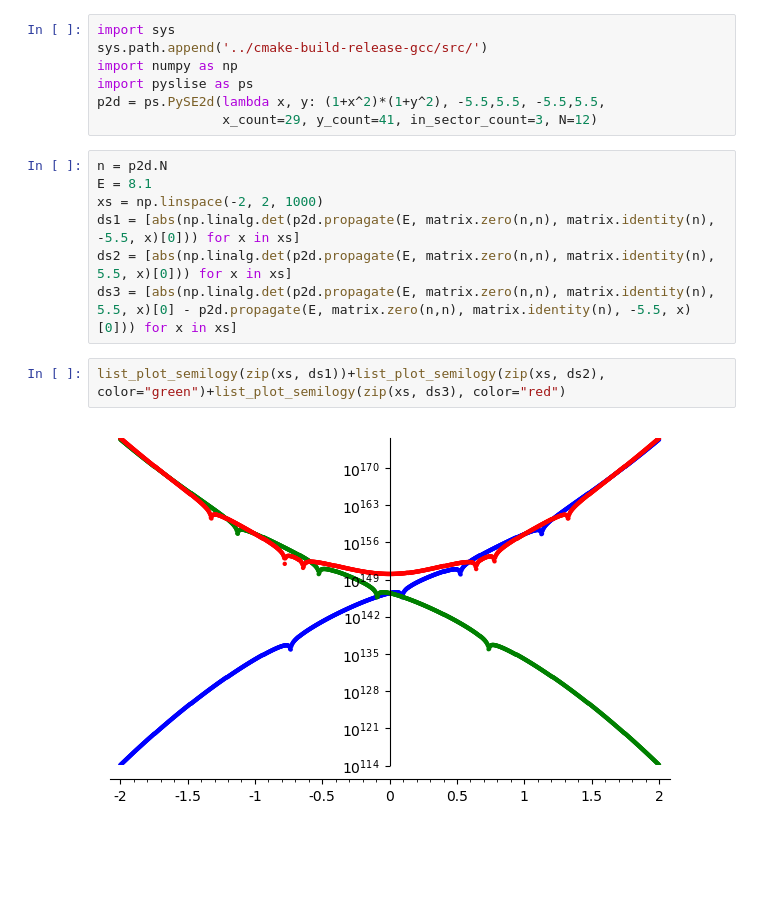
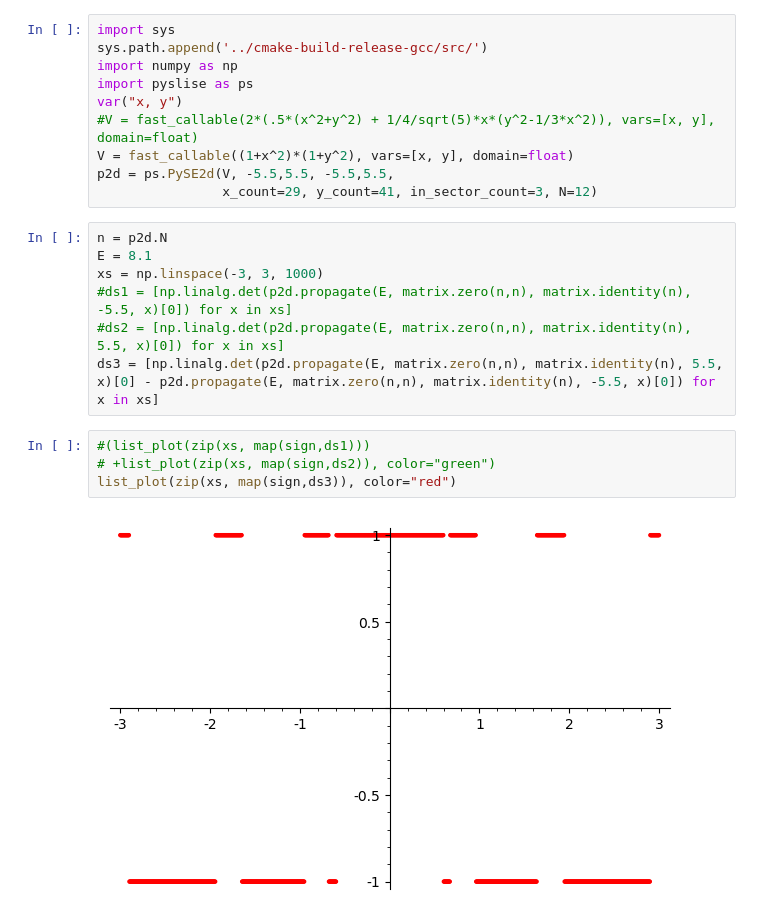
Before and after one commit to twist-numerical/matslise, a Jupyter notebook: notebooks/se2d_prufer.ipynb, the cells around one changed output. Drawn from its saved outputs; the diff is of its cells as text; blank space fills up the shorter version.

```diff
--- a/notebooks/se2d_prufer.ipynb
+++ b/notebooks/se2d_prufer.ipynb
@@ -3,17 +3,22 @@ import sys
 sys.path.append('../cmake-build-release-gcc/src/')
 import numpy as np
 import pyslise as ps
-p2d = ps.PySE2d(lambda x, y: (1+x^2)*(1+y^2), -5.5,5.5, -5.5,5.5,
+var("x, y")
+#V = fast_callable(2*(.5*(x^2+y^2) + 1/4/sqrt(5)*x*(y^2-1/3*x^2)), vars=[x, y], domain=float)
+V = fast_callable((1+x^2)*(1+y^2), vars=[x, y], domain=float)
+p2d = ps.PySE2d(V, -5.5,5.5, -5.5,5.5,
                 x_count=29, y_count=41, in_sector_count=3, N=12)
 # %%
 n = p2d.N
 E = 8.1
-xs = np.linspace(-2, 2, 1000)
-ds1 = [abs(np.linalg.det(p2d.propagate(E, matrix.zero(n,n), matrix.identity(n), -5.5, x)[0])) for x in xs]
-ds2 = [abs(np.linalg.det(p2d.propagate(E, matrix.zero(n,n), matrix.identity(n), 5.5, x)[0])) for x in xs]
-ds3 = [abs(np.linalg.det(p2d.propagate(E, matrix.zero(n,n), matrix.identity(n), 5.5, x)[0] - p2d.propagate(E, matrix.zero(n,n), matrix.identity(n), -5.5, x)[0])) for x in xs]
+xs = np.linspace(-3, 3, 1000)
+#ds1 = [np.linalg.det(p2d.propagate(E, matrix.zero(n,n), matrix.identity(n), -5.5, x)[0]) for x in xs]
+#ds2 = [np.linalg.det(p2d.propagate(E, matrix.zero(n,n), matrix.identity(n), 5.5, x)[0]) for x in xs]
+ds3 = [np.linalg.det(p2d.propagate(E, matrix.zero(n,n), matrix.identity(n), 5.5, x)[0] - p2d.propagate(E, matrix.zero(n,n), matrix.identity(n), -5.5, x)[0]) for x in xs]
 # %%
-list_plot_semilogy(zip(xs, ds1))+list_plot_semilogy(zip(xs, ds2), color="green")+list_plot_semilogy(zip(xs, ds3), color="red")
+#(list_plot(zip(xs, map(sign,ds1)))
+# +list_plot(zip(xs, map(sign,ds2)), color="green")
+list_plot(zip(xs, map(sign,ds3)), color="red")
 # %% [output]
-[figure, old version]
+[figure, new version]
 # %%
```
Also changed, not shown: parts of 4 cells of this notebook.
